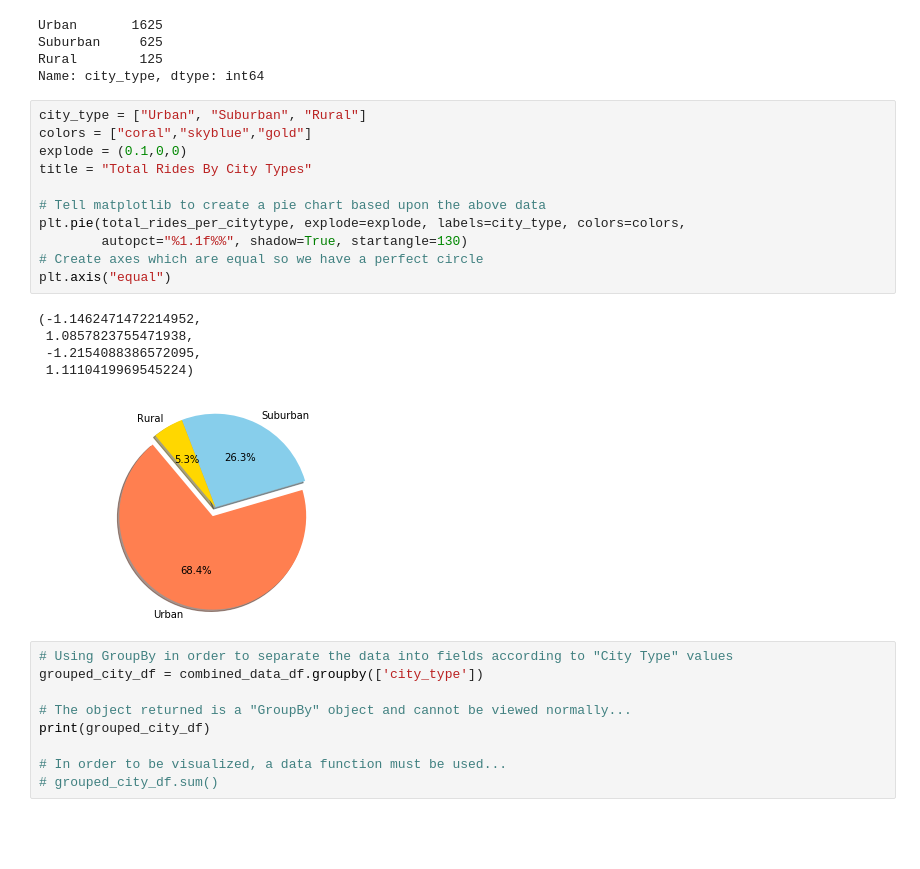
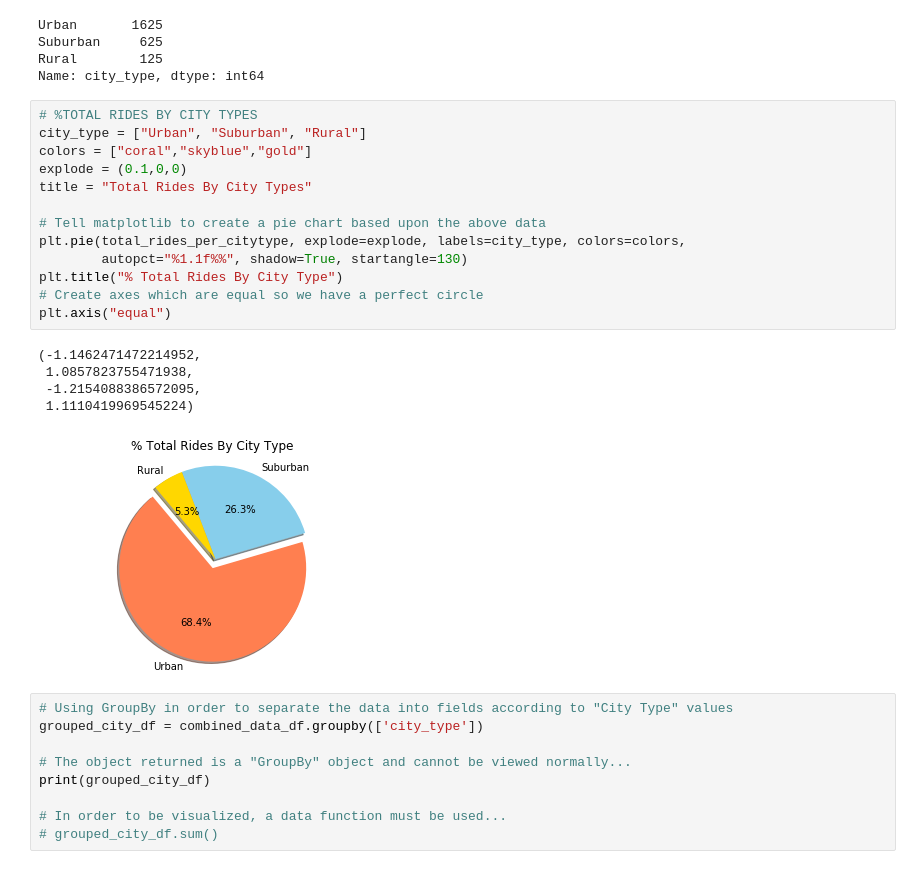
Before and after one commit to Nithyusha07/Matpotlib-challenge, a Jupyter notebook: PyBer.ipynb, the cells around one changed output. Saved outputs shown, nothing was run; the diff lists cells and outputs as text; blank space fills up the shorter version.

```diff
--- a/PyBer.ipynb
+++ b/PyBer.ipynb
@@ -232,22 +273,24 @@ Suburban     625
 Rural        125
 Name: city_type, dtype: int64
 # %%
+# %TOTAL RIDES BY CITY TYPES
 city_type = ["Urban", "Suburban", "Rural"]
 colors = ["coral","skyblue","gold"]
 explode = (0.1,0,0)
 title = "Total Rides By City Types"
 
 # Tell matplotlib to create a pie chart based upon the above data
 plt.pie(total_rides_per_citytype, explode=explode, labels=city_type, colors=colors,
         autopct="%1.1f%%", shadow=True, startangle=130)
+plt.title("% Total Rides By City Type")
 # Create axes which are equal so we have a perfect circle
 plt.axis("equal")
 # %% [output]
 (-1.1462471472214952,
  1.0857823755471938,
  -1.2154088386572095,
  1.1110419969545224)
-[figure, old version]
+[figure, new version]
 # %%
 # Using GroupBy in order to separate the data into fields according to "City Type" values
 grouped_city_df = combined_data_df.groupby(['city_type'])
```
Also changed, not shown: parts of 7 cells of this notebook.
